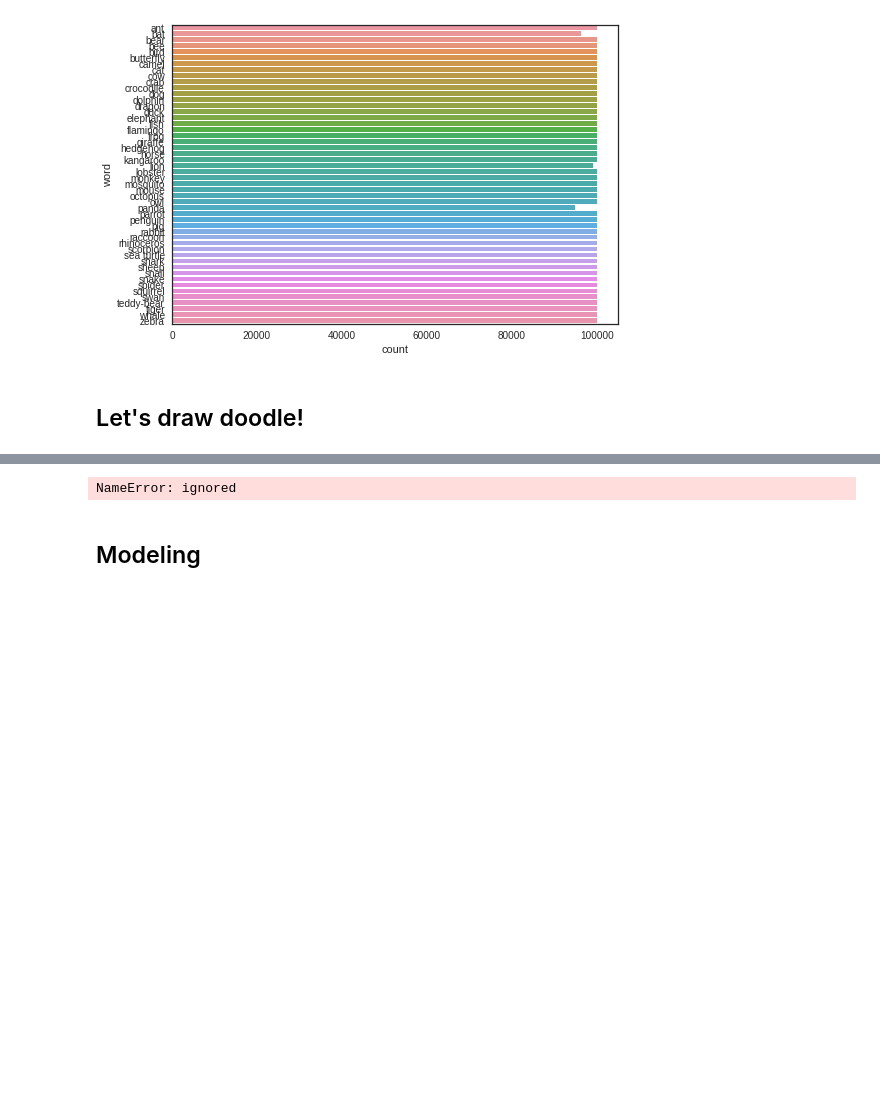
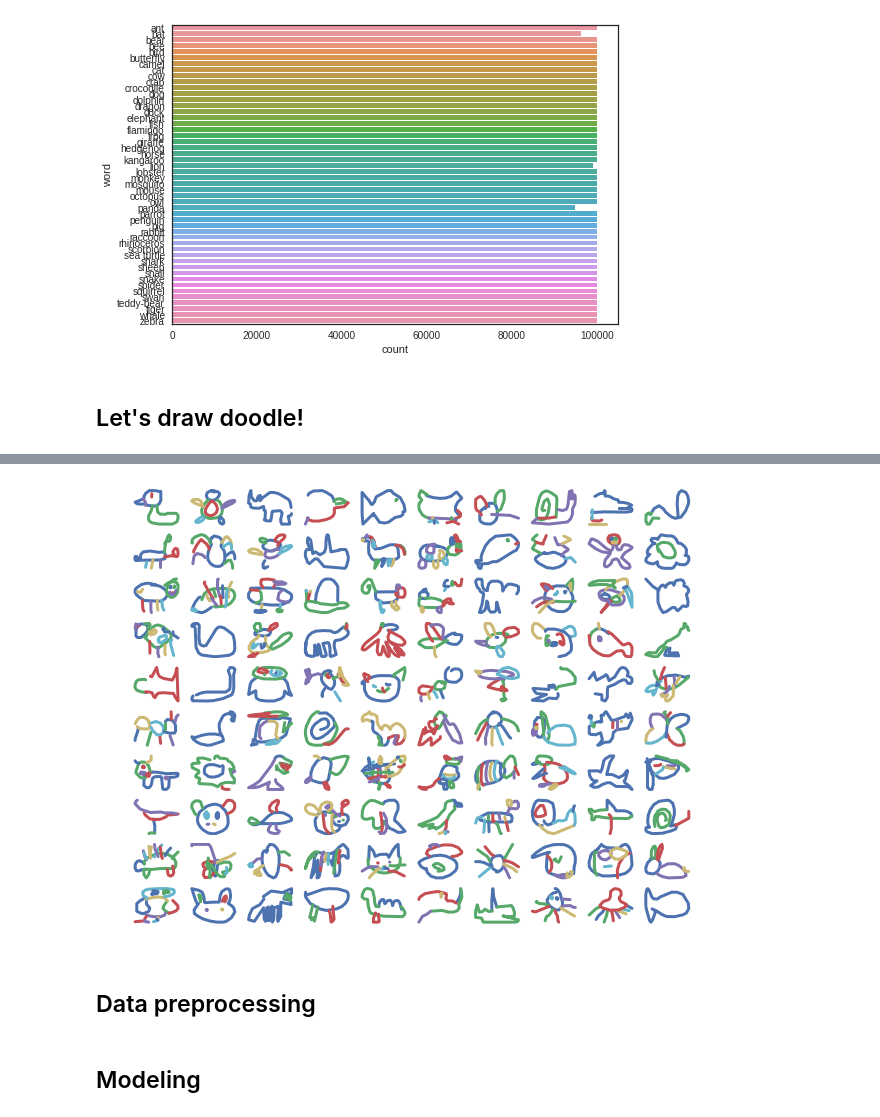
Before and after one commit to jjone36/Colab, a Jupyter notebook: 96_cnn_Doodle.ipynb, the cells around one changed output, grey strips where cells are left out. Drawn from its saved outputs; the diff is of its cells as text; code cells hidden in the pictures; blank space fills up the shorter version.

```diff
--- a/96_cnn_Doodle.ipynb
+++ b/96_cnn_Doodle.ipynb
@@ -132,15 +135,19 @@ am_2.head()
-# %%
-am_2['drawing'] = am_2.drawing.apply(ast.literal_eval)
 # %%
 ex = am_2.sample(100)
-# %% [output]
-NameError: ignored
+# %%
+ex['drawing'] = ex.drawing.apply(ast.literal_eval)
 # %%
-fig, axs = plt.subplot(nrows = 10, ncols = 10, figsize = (10, 10))
-for post, cont in enumerate(ex.drawing):
-  ax = axs[post // n, post % n]
-  for x, y in cont:
-    ax.plot(x, y, lw = 3)
-  ax.axis('off')
+fig, axs = plt.subplots(nrows = 10, ncols = 10, figsize = (10, 8))
+
+for index, col in enumerate(ex.drawing):
+    ax = axs[index//10, index%10]
+    for x, y in col:
+        ax.plot(x,-np.array(y), lw = 3)
+        i += 1
+    ax.axis('off')
 
 plt.show()
+# %% [output]
+[figure, added]
+# %% [markdown]
+## Data preprocessing
```
Also changed, not shown: parts of 13 cells of this notebook.
